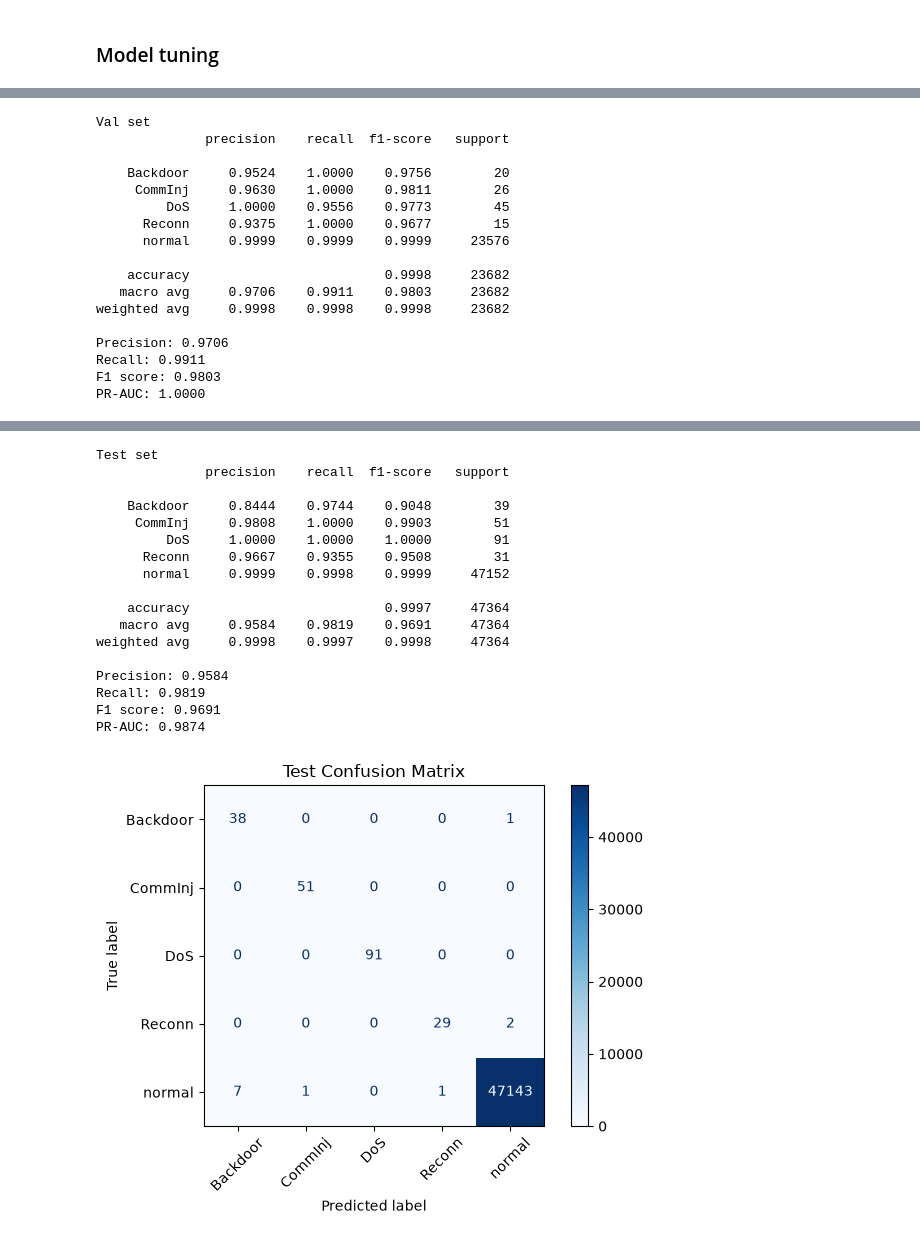
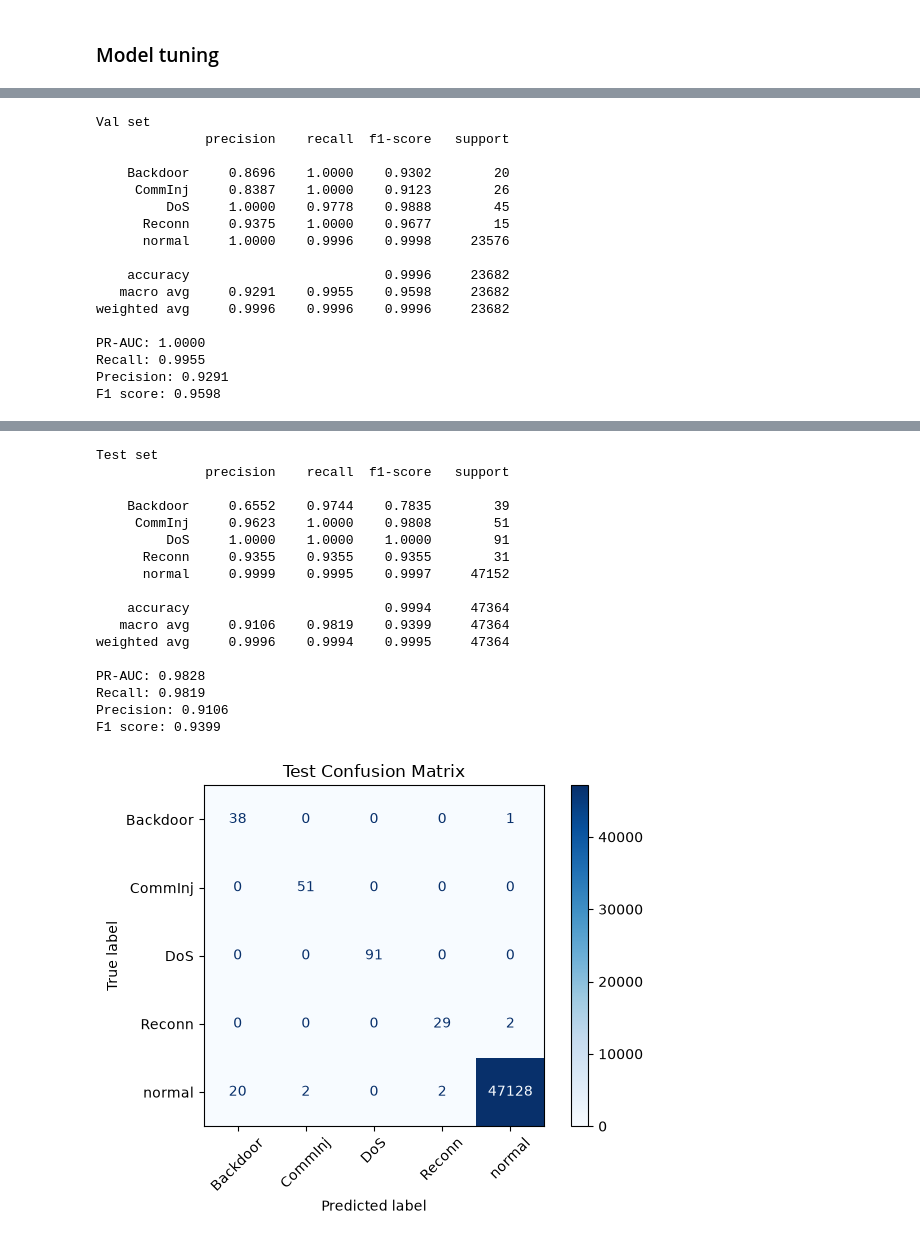
Before and after one commit to yjiahao/network-traffic-classification, a Jupyter notebook: src/model/xgboost.ipynb, the cells around one changed output, grey strips where cells are left out. Drawn from its saved outputs; the diff is of its cells as text; code cells hidden in the pictures.

```diff
--- a/src/model/xgboost.ipynb
+++ b/src/model/xgboost.ipynb
@@ -85,15 +89,17 @@ w_val   = compute_sample_weight('balanced', y_val)
 # %% [markdown]
 ### Model tuning
 # %%
-def multiclass_average_precision(y_true, y_proba, sample_weight=None):
+# model selection metric: unweighted macro PR-AUC on val. Class weights are only
+# for training; macro averaging already gives every class an equal say, and
+# weighting the score would make false alarms on normal traffic nearly free
+def multiclass_average_precision(y_true, y_proba):
     y_true_binary = label_binarize(y_true, classes=np.arange(len(CLASSES)))
-    return average_precision_score(y_true_binary, y_proba,
-                                   average='macro', sample_weight=sample_weight)
+    return average_precision_score(y_true_binary, y_proba, average='macro')
 
 scorer = make_scorer(
     multiclass_average_precision,
     response_method='predict_proba'
-).set_score_request(sample_weight=True)
+).set_score_request(sample_weight=False)
 # %%
 param_distributions = {
     'n_estimators': IntDistribution(20, 150),
@@ -217,5 +225,6 @@ XGBClassifier(base_score=None, booster=None, callbacks=None,
 # %%
 def evaluate_model(model, X_data, y_data, split_name):
+    # prints the report and confusion matrix, returns the headline metrics
     predictions = model.predict(X_data)
     probabilities = model.predict_proba(X_data)
 
@@ -238,10 +247,20 @@ def evaluate_model(model, X_data, y_data, split_name):
         digits=4,
         zero_division=0
     ))
-    print(f"Precision: {precision_score(y_data, predictions, average='macro', zero_division=0):.4f}")
-    print(f"Recall: {recall_score(y_data, predictions, average='macro', zero_division=0):.4f}")
-    print(f"F1 score: {f1_score(y_data, predictions, average='macro', zero_division=0):.4f}")
-    print(f"PR-AUC: {pr_auc:.4f}")
+    metrics = {
+        'macro_pr_auc': pr_auc,
+        'macro_recall': recall_score(y_data, predictions, average='macro', zero_division=0),
+        'macro_precision': precision_score(y_data, predictions, average='macro', zero_division=0),
+        'macro_f1': f1_score(y_data, predictions, average='macro', zero_division=0),
+    }
+    per_class_recall = recall_score(y_data, predictions, average=None,
+                                    labels=np.arange(len(CLASSES)), zero_division=0)
+    metrics.update({f'recall_{c}': r for c, r in zip(CLASSES, per_class_recall)})
+
+    print(f"PR-AUC: {metrics['macro_pr_auc']:.4f}")
+    print(f"Recall: {metrics['macro_recall']:.4f}")
+    print(f"Precision: {metrics['macro_precision']:.4f}")
+    print(f"F1 score: {metrics['macro_f1']:.4f}")
 
     matrix = confusion_matrix(
         y_data,
@@ -257,46 +276,50 @@ def evaluate_model(model, X_data, y_data, split_name):
     plt.title(f'{split_name} Confusion Matrix')
     plt.tight_layout()
     plt.show()
+
+    return {k: float(v) for k, v in metrics.items()}
 # %%
-evaluate_model(best_clf, X_val, y_val, 'Val')
-evaluate_model(best_clf, X_test, y_test, 'Test')
+metrics = {
+    'val': evaluate_model(best_clf, X_val, y_val, 'Val'),
+    'test': evaluate_model(best_clf, X_test, y_test, 'Test'),
+}
 # %% [output]
 Val set
               precision    recall  f1-score   support
 
-    Backdoor     0.9524    1.0000    0.9756        20
-     CommInj     0.9630    1.0000    0.9811        26
-         DoS     1.0000    0.9556    0.9773        45
+    Backdoor     0.8696    1.0000    0.9302        20
+     CommInj     0.8387    1.0000    0.9123        26
+         DoS     1.0000    0.9778    0.9888        45
       Reconn     0.9375    1.0000    0.9677        15
-      normal     0.9999    0.9999    0.9999     23576
+      normal     1.0000    0.9996    0.9998     23576
 
-    accuracy                         0.9998     23682
-   macro avg     0.9706    0.9911    0.9803     23682
-weighted avg     0.9998    0.9998    0.9998     23682
+    accuracy                         0.9996     23682
+   macro avg     0.9291    0.9955    0.9598     23682
+weighted avg     0.9996    0.9996    0.9996     23682
 
-Precision: 0.9706
-Recall: 0.9911
-F1 score: 0.9803
 PR-AUC: 1.0000
+Recall: 0.9955
+Precision: 0.9291
+F1 score: 0.9598
 [figure]
 Test set
               precision    recall  f1-score   support
 
-    Backdoor     0.8444    0.9744    0.9048        39
-     CommInj     0.9808    1.0000    0.9903        51
+    Backdoor     0.6552    0.9744    0.7835        39
+     CommInj     0.9623    1.0000    0.9808        51
          DoS     1.0000    1.0000    1.0000        91
-      Reconn     0.9667    0.9355    0.9508        31
-      normal     0.9999    0.9998    0.9999     47152
+      Reconn     0.9355    0.9355    0.9355        31
+      normal     0.9999    0.9995    0.9997     47152
 
-    accuracy                         0.9997     47364
-   macro avg     0.9584    0.9819    0.9691     47364
-weighted avg     0.9998    0.9997    0.9998     47364
+    accuracy                         0.9994     47364
+   macro avg     0.9106    0.9819    0.9399     47364
+weighted avg     0.9996    0.9994    0.9995     47364
 
-Precision: 0.9584
+PR-AUC: 0.9828
 Recall: 0.9819
-F1 score: 0.9691
-PR-AUC: 0.9874
+Precision: 0.9106
+F1 score: 0.9399
-[figure, old version]
+[figure, new version]
 # %%
 os.makedirs('../../models', exist_ok=True)
 joblib.dump(best_clf, f'../../models/{MODEL_NAME}.joblib')
```
Also changed, not shown: parts of 11 cells of this notebook, 3 other files.
